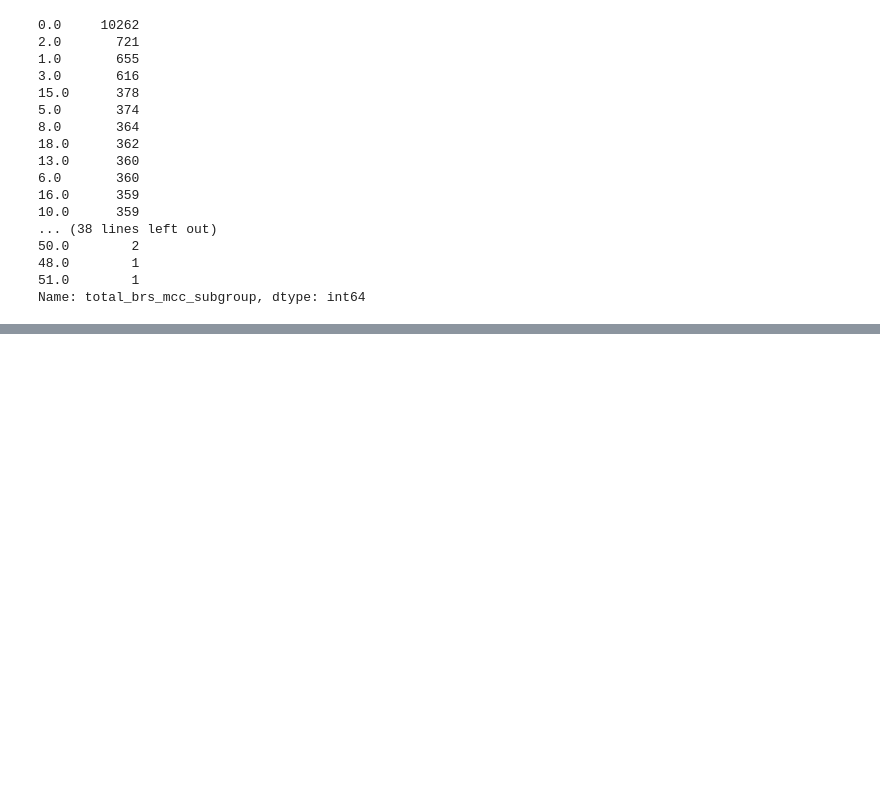
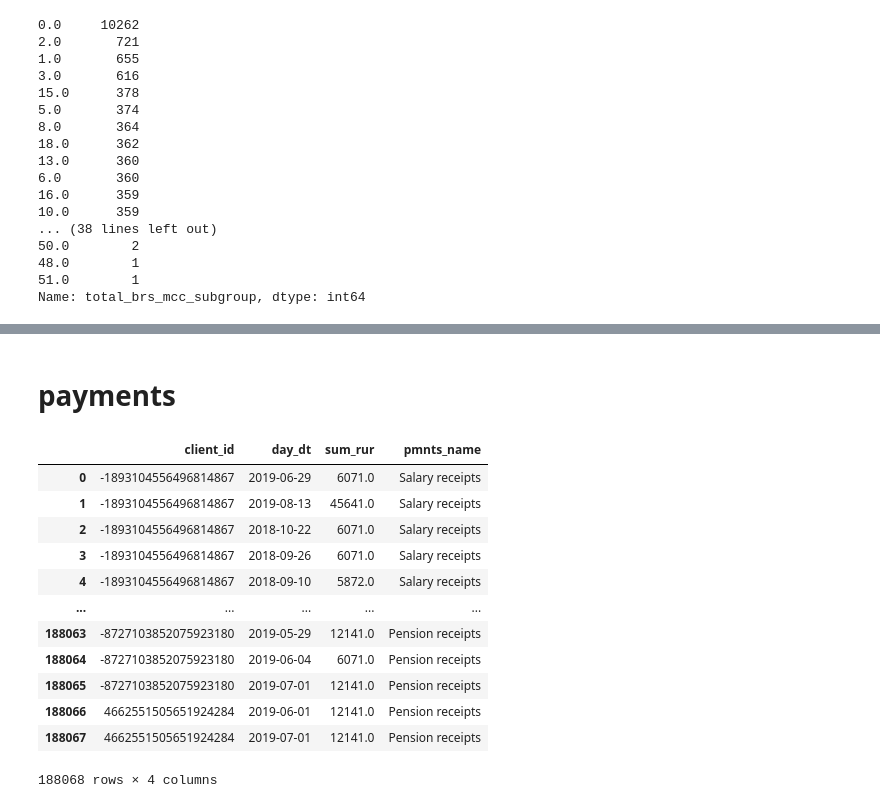
Before and after one commit to artkulak/idao-2021-finals, a Jupyter notebook: EDA-FE-kovalev.ipynb, the cells around one changed output, grey strips where cells are left out. Drawn from its saved outputs; the diff is of its cells as text; code cells hidden in the pictures; blank space fills up the shorter version.

Commit message:
added payments features

```diff
--- a/EDA-FE-kovalev.ipynb
+++ b/EDA-FE-kovalev.ipynb
@@ -2018 +2022,19 @@ Animals                        1
 Name: most_common_brs_mcc_subgroup, dtype: int64
+# %% [markdown]
+# payments
+# %%
+payments
+# %% [output]
+|  | client_id | day_dt | sum_rur | pmnts_name |
+| 0 | -1893104556496814867 | 2019-06-29 | 6071.0 | Salary receipts |
+| 1 | -1893104556496814867 | 2019-08-13 | 45641.0 | Salary receipts |
+| 2 | -1893104556496814867 | 2018-10-22 | 6071.0 | Salary receipts |
+| 3 | -1893104556496814867 | 2018-09-26 | 6071.0 | Salary receipts |
+| 4 | -1893104556496814867 | 2018-09-10 | 5872.0 | Salary receipts |
+| ... | ... | ... | ... | ... |
+| 188063 | -8727103852075923180 | 2019-05-29 | 12141.0 | Pension receipts |
+| 188064 | -8727103852075923180 | 2019-06-04 | 6071.0 | Pension receipts |
+| 188065 | -8727103852075923180 | 2019-07-01 | 12141.0 | Pension receipts |
+| 188066 | 4662551505651924284 | 2019-06-01 | 12141.0 | Pension receipts |
+| 188067 | 4662551505651924284 | 2019-07-01 | 12141.0 | Pension receipts |
+188068 rows × 4 columns
```
Also changed, not shown: parts of 22 cells of this notebook, 1 other file.
